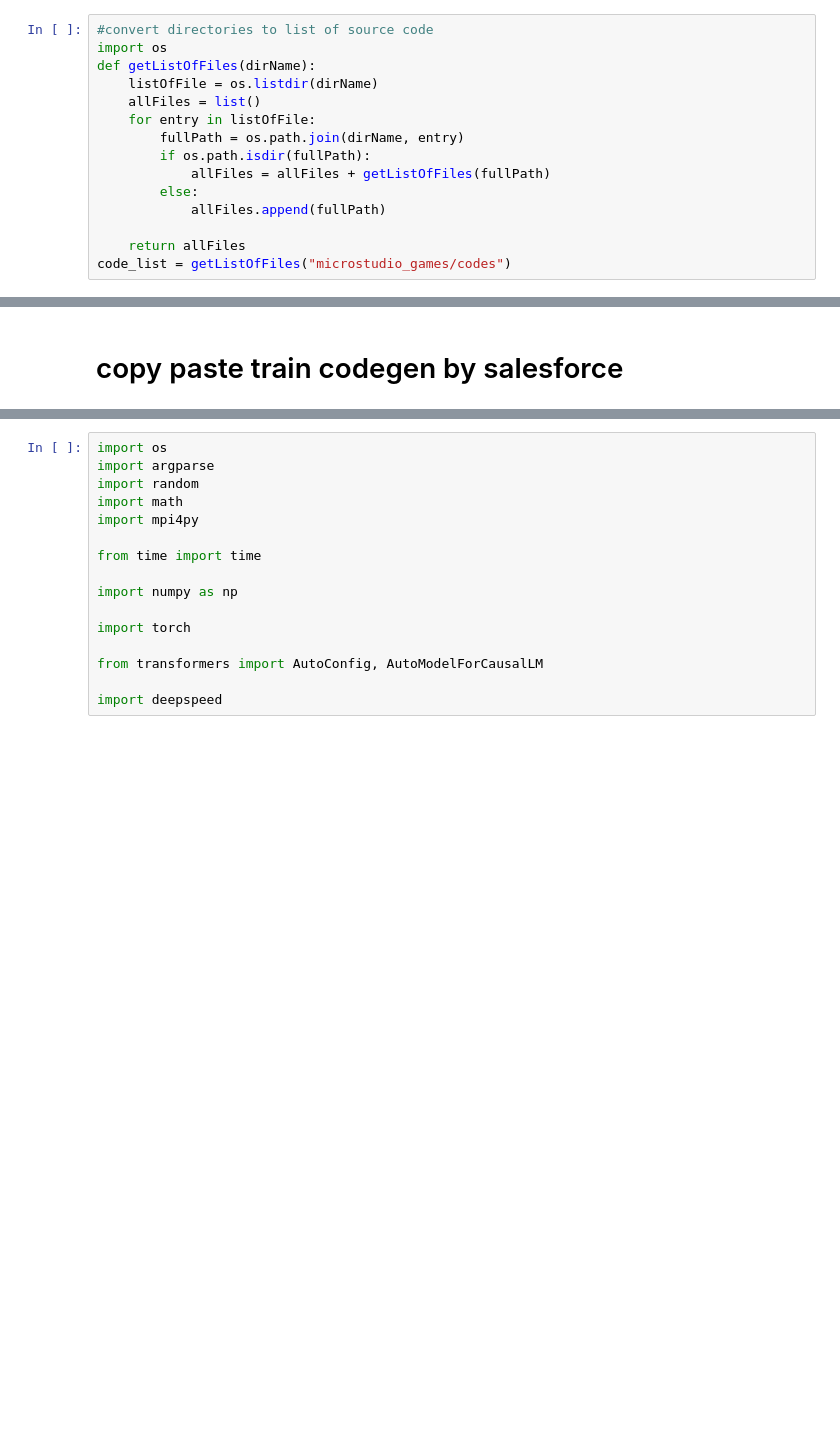
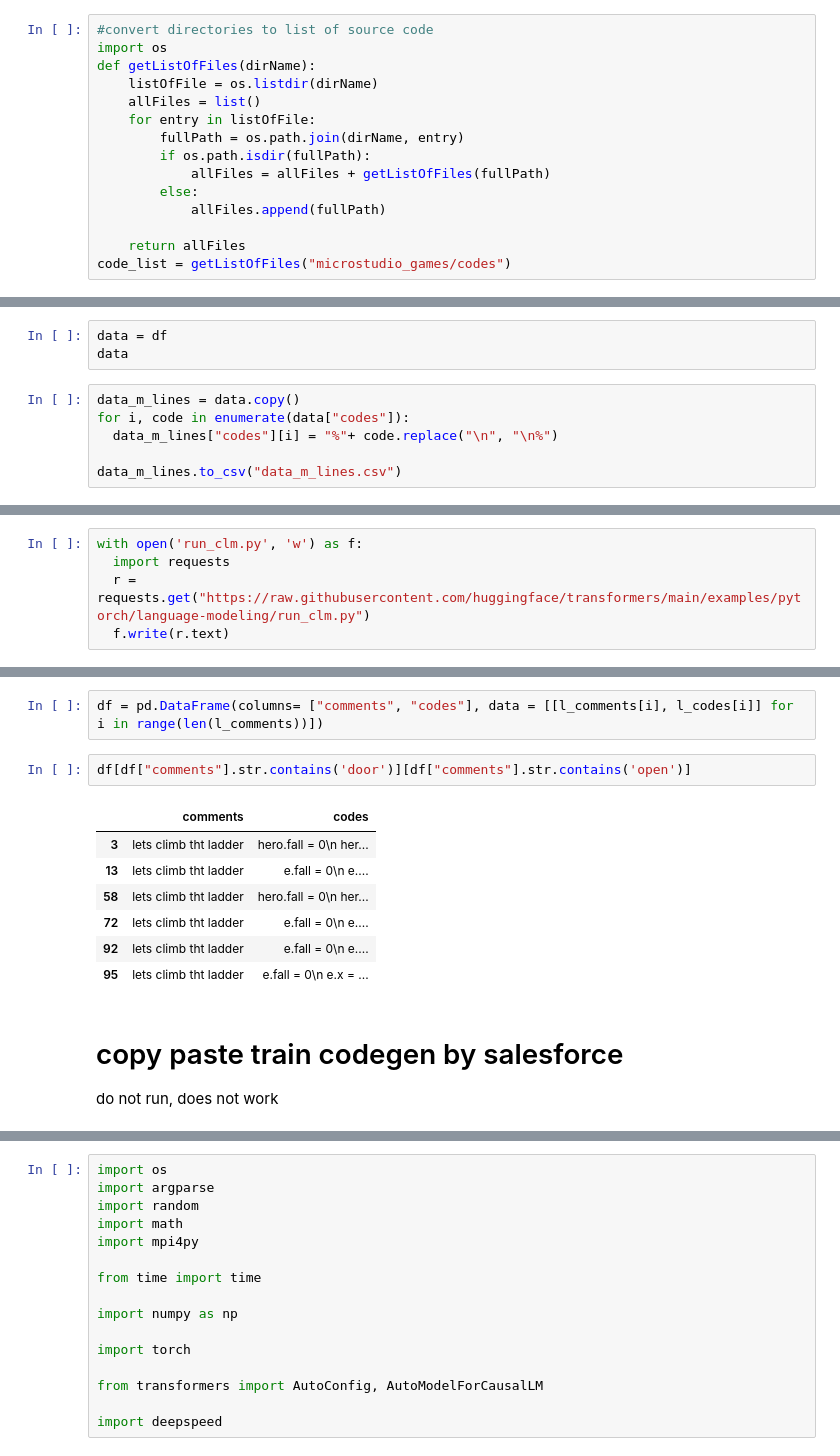
Before and after one commit to MasterMilkX/BMO_chatbot_prototype, a Jupyter notebook: bmo_experiments.ipynb, the cells around one changed output, grey strips where cells are left out. Drawn from its saved outputs; the diff is of its cells as text; blank space fills up the shorter version.

```diff
--- a/bmo_experiments.ipynb
+++ b/bmo_experiments.ipynb
@@ -85,0 +88,9 @@ df.to_csv('data.csv')
+# %%
+data = df
+data
+# %%
+data_m_lines = data.copy()
+for i, code in enumerate(data["codes"]):
+  data_m_lines["codes"][i] = "%"+ code.replace("\n", "\n%")
+
+data_m_lines.to_csv("data_m_lines.csv")
@@ -85,0 +112,5 @@ df.to_csv('data.csv')
+# %%
+with open('run_clm.py', 'w') as f:
+  import requests
+  r = requests.get("https://raw.githubusercontent.com/huggingface/transformers/main/examples/pytorch/language-modeling/run_clm.py")
+  f.write(r.text)
@@ -86,3 +411,16 @@ df.to_csv('data.csv')
+# %%
+df = pd.DataFrame(columns= ["comments", "codes"], data = [[l_comments[i], l_codes[i]] for i in range(len(l_comments))])
+# %%
+df[df["comments"].str.contains('door')][df["comments"].str.contains('open')]
+# %% [output]
+|  | comments | codes |
+| 3 | lets climb tht ladder | hero.fall = 0\n her... |
+| 13 | lets climb tht ladder | e.fall = 0\n e.... |
+| 58 | lets climb tht ladder | hero.fall = 0\n her... |
+| 72 | lets climb tht ladder | e.fall = 0\n e.... |
+| 92 | lets climb tht ladder | e.fall = 0\n e.... |
+| 95 | lets climb tht ladder | e.fall = 0\n e.x = ... |
 # %% [markdown]
 # copy paste train codegen by salesforce
+ do not run, does not work
 # %%
```
Also changed, not shown: parts of 38 cells of this notebook.
